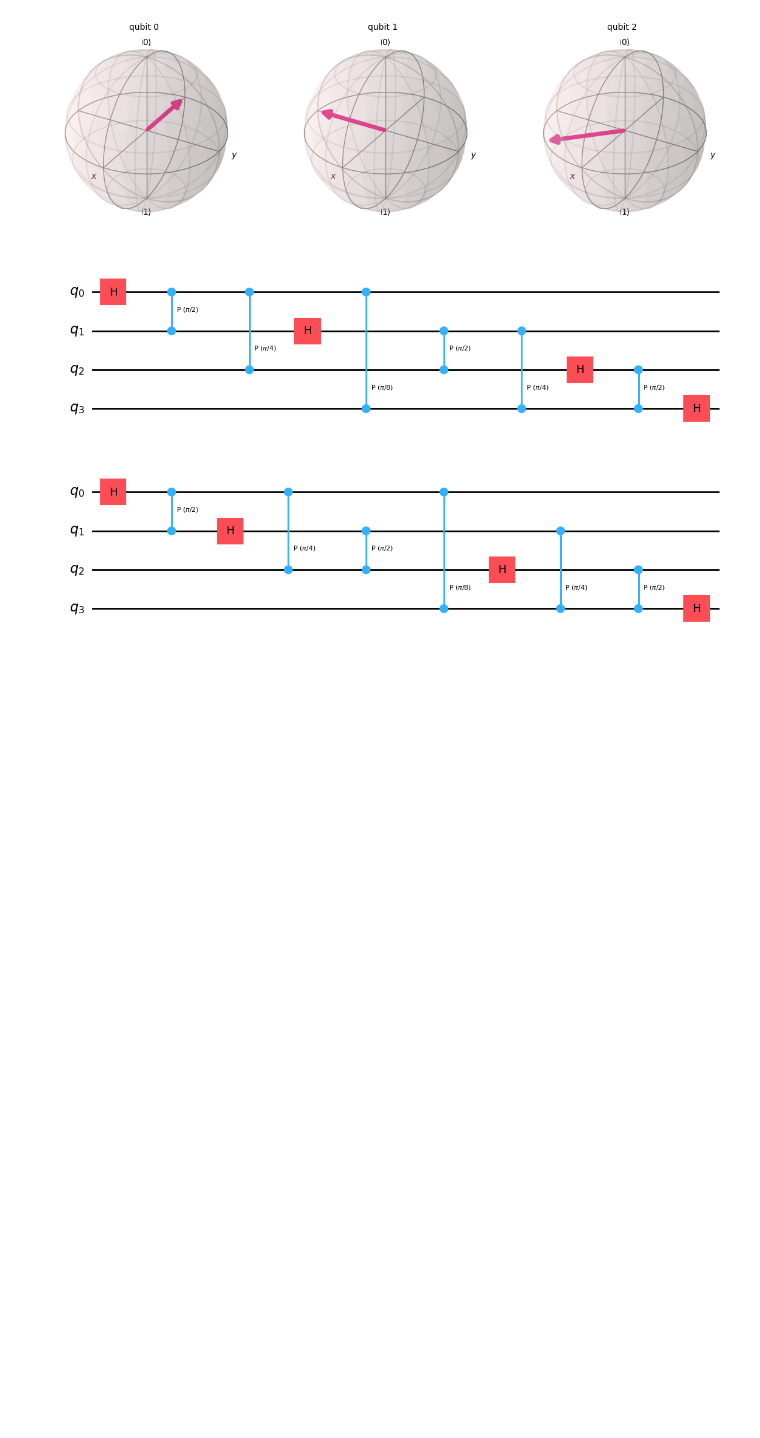
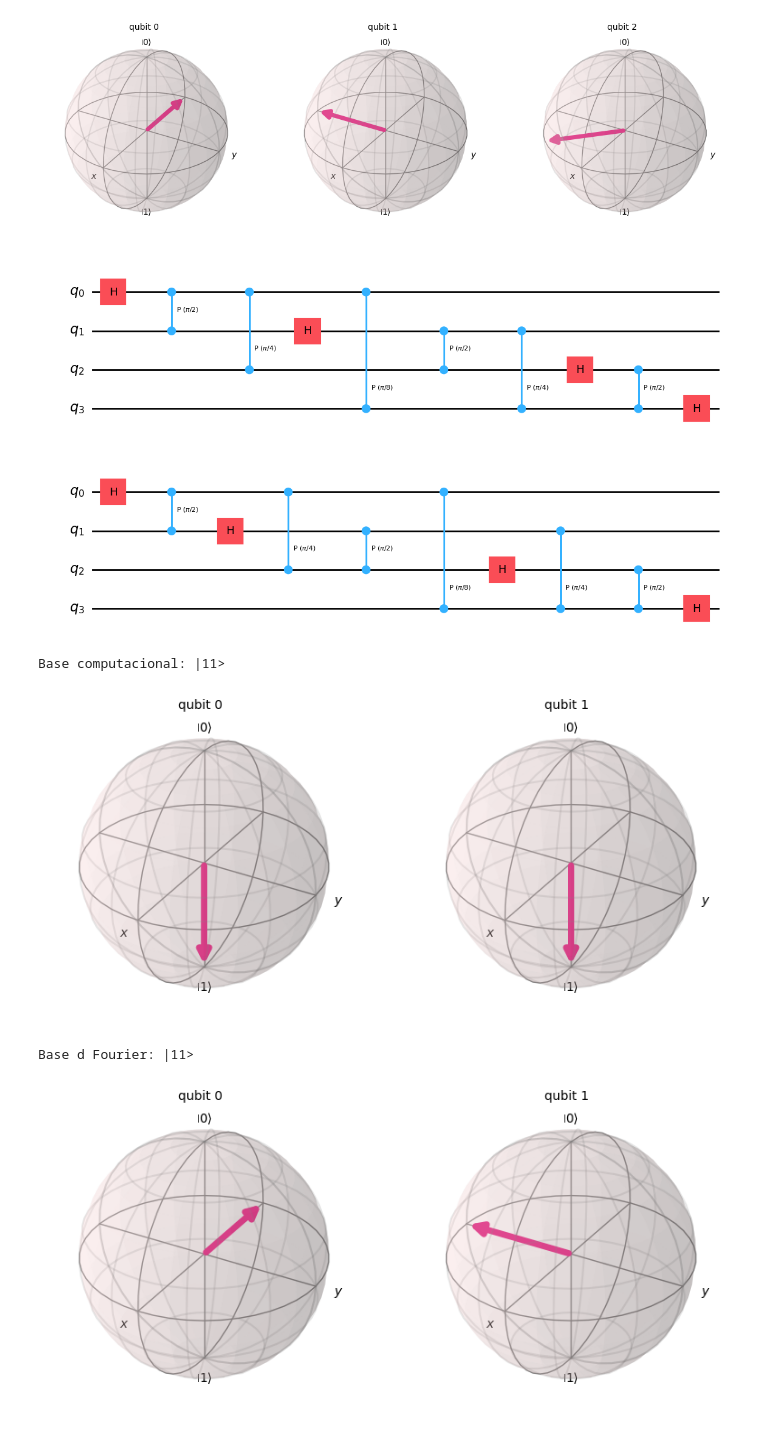
Before and after one commit to luisedseijas/Quantum_computing, a Jupyter notebook: Class_03/03_03.ipynb, the cells around one changed output. Cells and saved outputs as stored; diff of their text form; code cells hidden in the pictures; blank space fills up the shorter version.

```diff
--- a/Class_03/03_03.ipynb
+++ b/Class_03/03_03.ipynb
@@ -83,3 +83,21 @@ display(inverted_circuit.decompose().draw('mpl'))     # Circuito QFT descompuest
 # %% [output]
 [figure]
 [figure]
+# %%
+state = '11'
+rev_state = state[::-1]
+
+qc = QuantumCircuit(len(rev_state))
+qc.initialize(Statevector.from_label(state), qc.qubits[::-1])
+print(f"Base computacional: |{state}>")
+display(plot_bloch_multivector(Statevector.from_label(rev_state).data))
+
+# En este caso vamos a emplear nustra funcion de QFT
+print(f"Base de Fourier: |{state}>")
+qc.append(myQFT(len(rev_state)) ,qc.qubits[::-1])
+display(plot_bloch_multivector(Statevector.from_instruction(qc).data))
+# %% [output]
+Base computacional: |11>
+[figure, added]
+Base d Fourier: |11>
+[figure, added]
```
Also changed, not shown: parts of 1 cell of this notebook.
